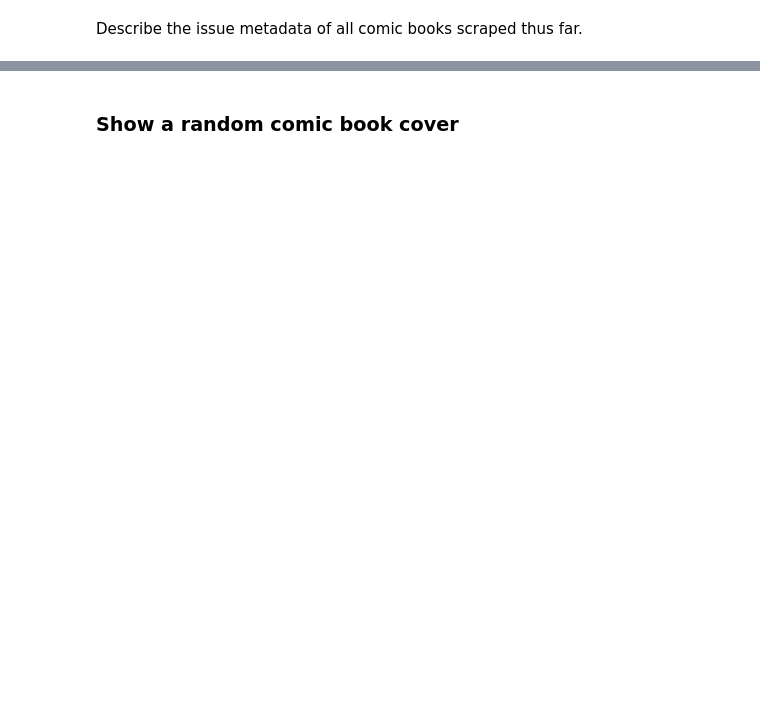
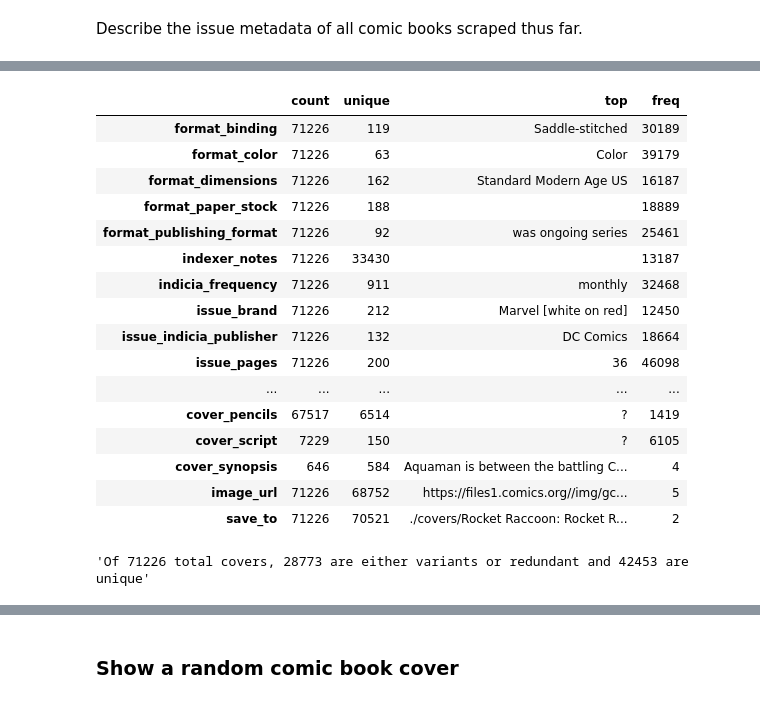
Before and after one commit to macrae/comics-net, a Jupyter notebook: jupyter/metadata_analysis.ipynb, the cells around one changed output, grey strips where cells are left out. Saved outputs shown, nothing was run; the diff lists cells and outputs as text; code cells hidden in the pictures; blank space fills up the shorter version.

Commit message:
WIP: method to dedupe redundant cover issues while keeping variant covers

```diff
--- a/jupyter/metadata_analysis.ipynb
+++ b/jupyter/metadata_analysis.ipynb
@@ -79,0 +47,76 @@ Top 50 of 21869 unique characters
+# %%
+from comics_net.webscraper import strip_brackets
+
+# create cover df
+covers_dict = df["covers"].to_dict()
+
+# add dataframe index to cover image-level metadata
+for d1 in covers_dict:
+    for d2 in covers_dict[d1]:
+        covers_dict[d1][d2]["index"] = d1
+
+# unpack cover image-level metadata
+df_covers = pd.concat([pd.DataFrame(x).T for x in covers_dict.values()], axis=0)
+
+# join cover-image-level metadata back with issues metadata
+df = pd.merge(df.reset_index(),
+              df_covers,
+              how='outer',
+              on='index').\
+    sort_values(["series_name", "issue_number"], ascending=True).\
+    drop(["index", "covers"], axis=1).\
+    reset_index(drop=True).\
+    copy()
+
+# convert cover_characters string to list
+def map_convert_characters_to_list(characters: str):
+    if characters is np.nan:
+        return np.nan
+    else:
+        return analyzer.convert_characters_to_list(characters)
+
+# listify character string
+df["cover_characters_list"] = df["cover_characters"].apply(map_convert_characters_to_list)
+
+# get list of unique characters
+unique_characters = pd.Series(analyzer.flatten(df["cover_characters_list"].dropna().values)).value_counts().index
+
+# create character alias dict
+aliases = {k: v for k, v in zip(unique_characters, [strip_brackets(x) for x in unique_characters])}
+
+# convert cover_characters string to list
+def map_aliases(characters_list: str):
+    if characters_list is np.nan:
+        return np.nan
+    else:
+        return [aliases[character] for character in characters_list]
+
+# apply aliases to character names
+df["cover_characters_list_aliases"] = df["cover_characters_list"].apply(lambda x: map_aliases(x))
+
+# drop interim calc. fields
+df = df.drop("cover_characters_list", axis=1)
+
+# where synopisis is blank, replace w/ NaN
+df.loc[df["synopsis"] == "", "synopsis"] = np.nan
+
+# describe issue and cover metadata
+df.drop(['issue_number', 'cover_characters_list_aliases'], axis=1).describe().T
+# %% [output]
+|  | count | unique | top | freq |
+| format_binding | 71226 | 119 | Saddle-stitched | 30189 |
+| format_color | 71226 | 63 | Color | 39179 |
+| format_dimensions | 71226 | 162 | Standard Modern Age US | 16187 |
+| format_paper_stock | 71226 | 188 |  | 18889 |
+| format_publishing_format | 71226 | 92 | was ongoing series | 25461 |
+| indexer_notes | 71226 | 33430 |  | 13187 |
+| indicia_frequency | 71226 | 911 | monthly | 32468 |
+| issue_brand | 71226 | 212 | Marvel [white on red] | 12450 |
+| issue_indicia_publisher | 71226 | 132 | DC Comics | 18664 |
+| issue_pages | 71226 | 200 | 36 | 46098 |
+| ... | ... | ... | ... | ... |
+| cover_pencils | 67517 | 6514 | ? | 1419 |
+| cover_script | 7229 | 150 | ? | 6105 |
+| cover_synopsis | 646 | 584 | Aquaman is between the battling C... | 4 |
+| image_url | 71226 | 68752 | https://files1.comics.org//img/gc... | 5 |
+| save_to | 71226 | 70521 | ./covers/Rocket Raccoon: Rocket R... | 2 |
@@ -79,0 +174,4 @@ Top 50 of 21869 unique characters
+# %%
+"Of {} total covers, {} are either variants or redundant and {} are unique".format(len(df_variants) + len(df_non_variants), len(df_variants), len(df_non_variants))
+# %% [output]
+'Of 71226 total covers, 28773 are either variants or redundant and 42453 are unique'
```
Also changed, not shown: parts of 25 cells of this notebook.
